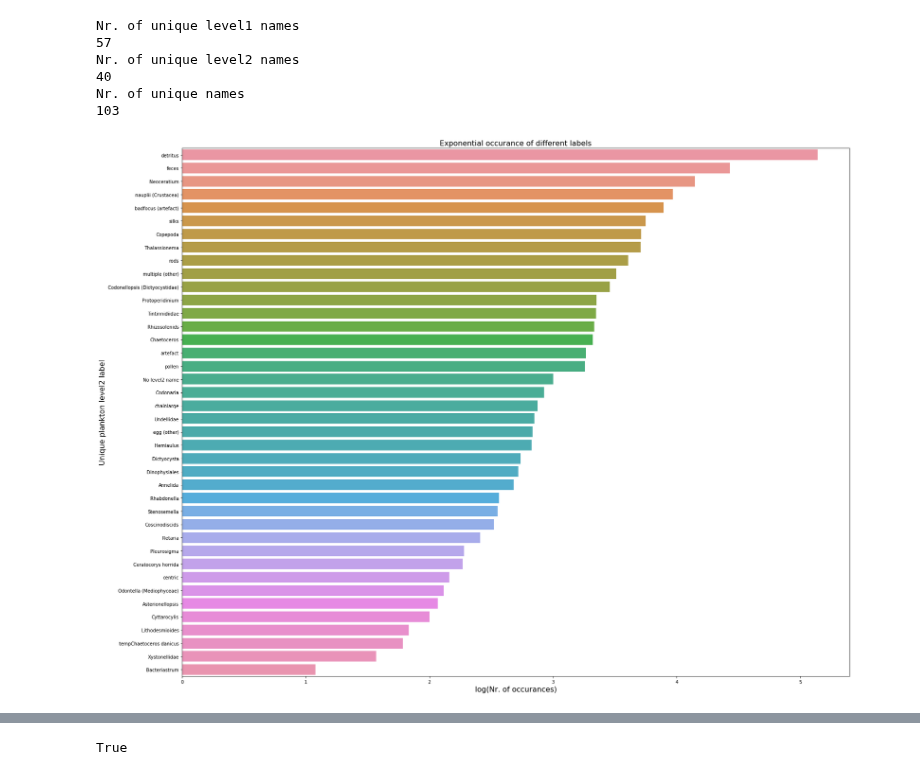
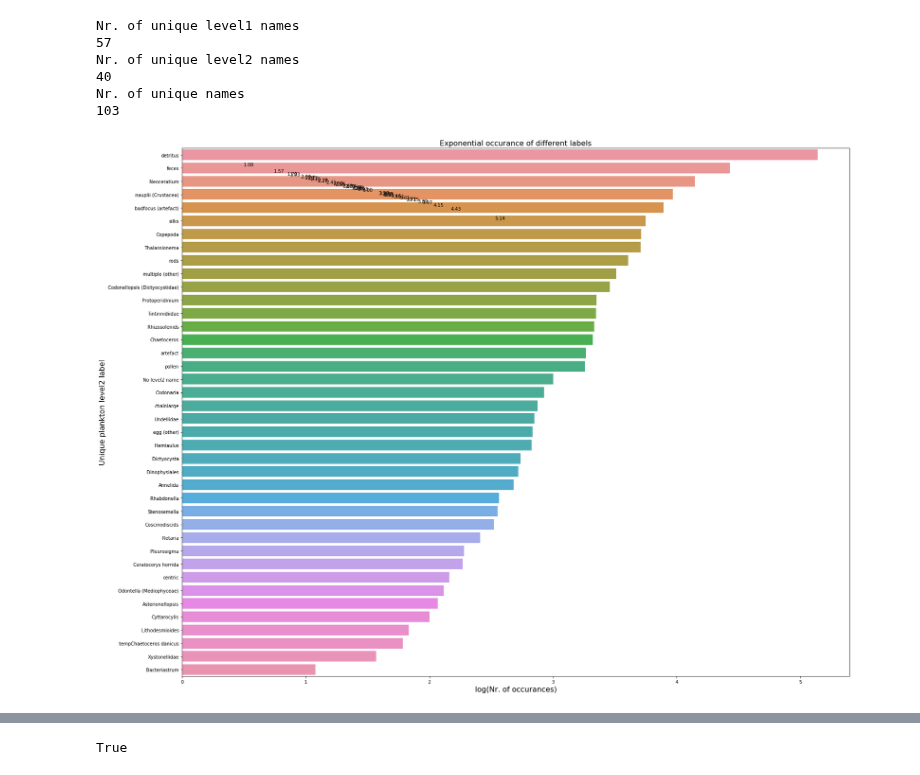
Before and after one commit to yohannjs/AML-2019, a Jupyter notebook: Challenges/4. Plankton/yohann_plankton.ipynb, the cells around one changed output, grey strips where cells are left out. Cells and saved outputs as stored; diff of their text form; code cells hidden in the pictures.

```diff
--- a/Challenges/4. Plankton/yohann_plankton.ipynb
+++ b/Challenges/4. Plankton/yohann_plankton.ipynb
@@ -134,12 +134,28 @@ number_unique_names.sort_values(inplace=True, ascending=False)
 # %%
 figure, ax = plt.subplots(figsize=(23,17))
 ax = sns.barplot(y=number_unique_names.index, x=np.log10(number_unique_names.values))
+# ax.set_xticklabels(ax.get_xticklabels(), rotation=45, ha="right")
 
+'''for p in ax.patches:
+    ax.annotate(format(p.get_height(), '.2f'),
+                (p.get_x() + p.get_width() / 2., p.get_height()),
+                ha = 'center',
+                va = 'center',
+                xytext = (0, 10),
+                textcoords = 'offset points')'''
+
+for p in ax.patches:
+    ax.annotate(format(p.get_width(),'.2f'),
+                (p.get_x() + p.get_width() / 2., p.get_width()),
+                ha = 'center',
+                va = 'center',
+                xytext = (0, 10),
+                textcoords = 'offset points')
 
 plt.ylabel('Unique plankton level2 label', fontsize= 16)
 plt.xlabel('log(Nr. of occurances)', fontsize= 16)
 plt.title('Exponential occurance of different labels', fontsize=16)
 plt.tight_layout()
 # %% [output]
-[figure, old version]
+[figure, new version]
 # %%
```
Also changed, not shown: parts of 5 cells of this notebook.
